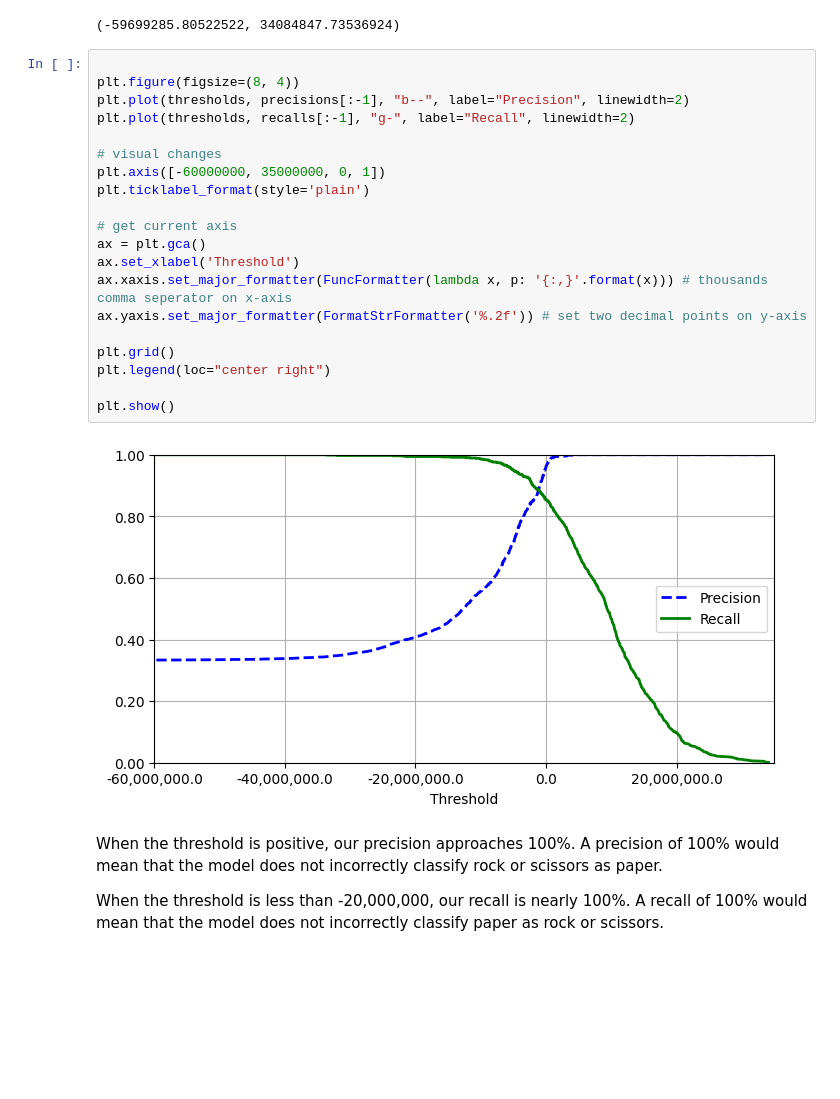
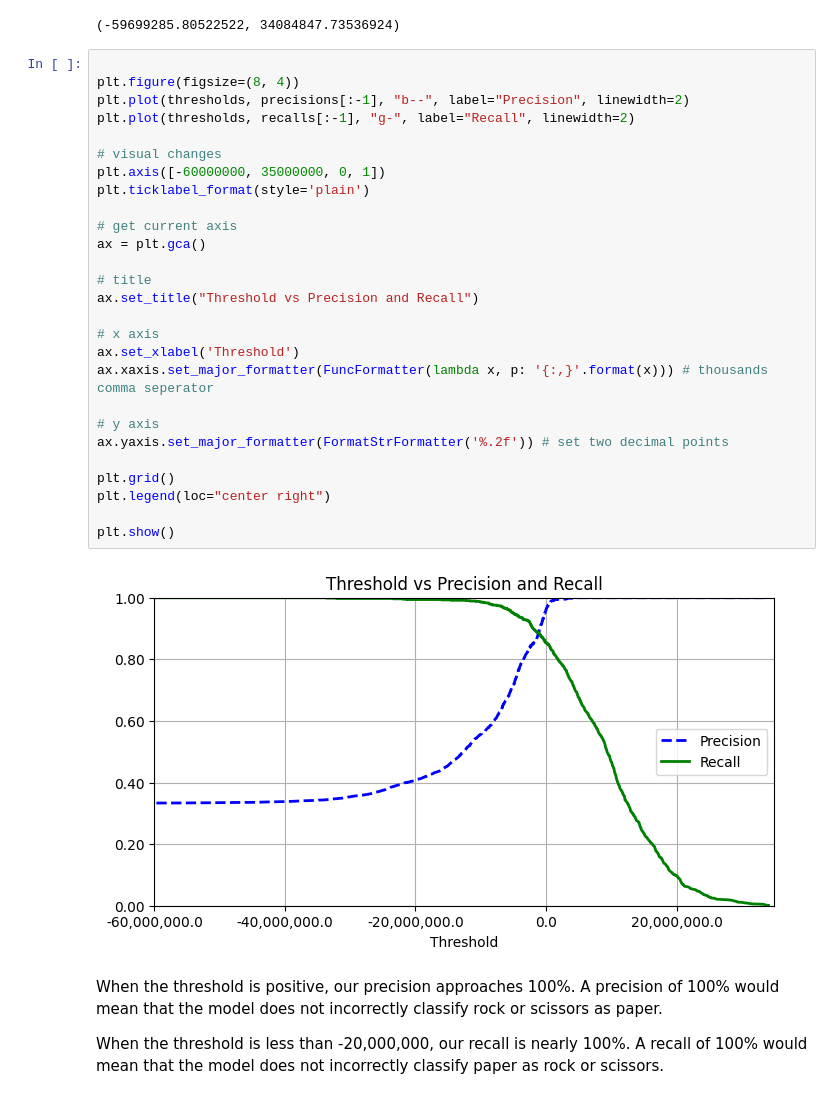
Before and after one commit to RochX/comp486-assignments, a Jupyter notebook: assignment3/assignment3.ipynb, the cells around one changed output. Cells and saved outputs as stored; diff of their text form; blank space fills up the shorter version.

```diff
--- a/assignment3/assignment3.ipynb
+++ b/assignment3/assignment3.ipynb
@@ -351,25 +349,32 @@ thresholds.min(), thresholds.max()
 # %%
 
 plt.figure(figsize=(8, 4))
 plt.plot(thresholds, precisions[:-1], "b--", label="Precision", linewidth=2)
 plt.plot(thresholds, recalls[:-1], "g-", label="Recall", linewidth=2)
 
 # visual changes
 plt.axis([-60000000, 35000000, 0, 1])
 plt.ticklabel_format(style='plain')
 
 # get current axis
 ax = plt.gca()
+
+# title
+ax.set_title("Threshold vs Precision and Recall")
+
+# x axis
 ax.set_xlabel('Threshold')
-ax.xaxis.set_major_formatter(FuncFormatter(lambda x, p: '{:,}'.format(x))) # thousands comma seperator on x-axis
-ax.yaxis.set_major_formatter(FormatStrFormatter('%.2f')) # set two decimal points on y-axis
+ax.xaxis.set_major_formatter(FuncFormatter(lambda x, p: '{:,}'.format(x))) # thousands comma seperator
+
+# y axis
+ax.yaxis.set_major_formatter(FormatStrFormatter('%.2f')) # set two decimal points
 
 plt.grid()
 plt.legend(loc="center right")
 
 plt.show()
 # %% [output]
-[figure, old version]
+[figure, new version]
 # %% [markdown]
 When the threshold is positive, our precision approaches 100%.
 A precision of 100% would mean that the model does not incorrectly classify rock or scissors as paper.
```
Also changed, not shown: parts of 12 cells of this notebook.
